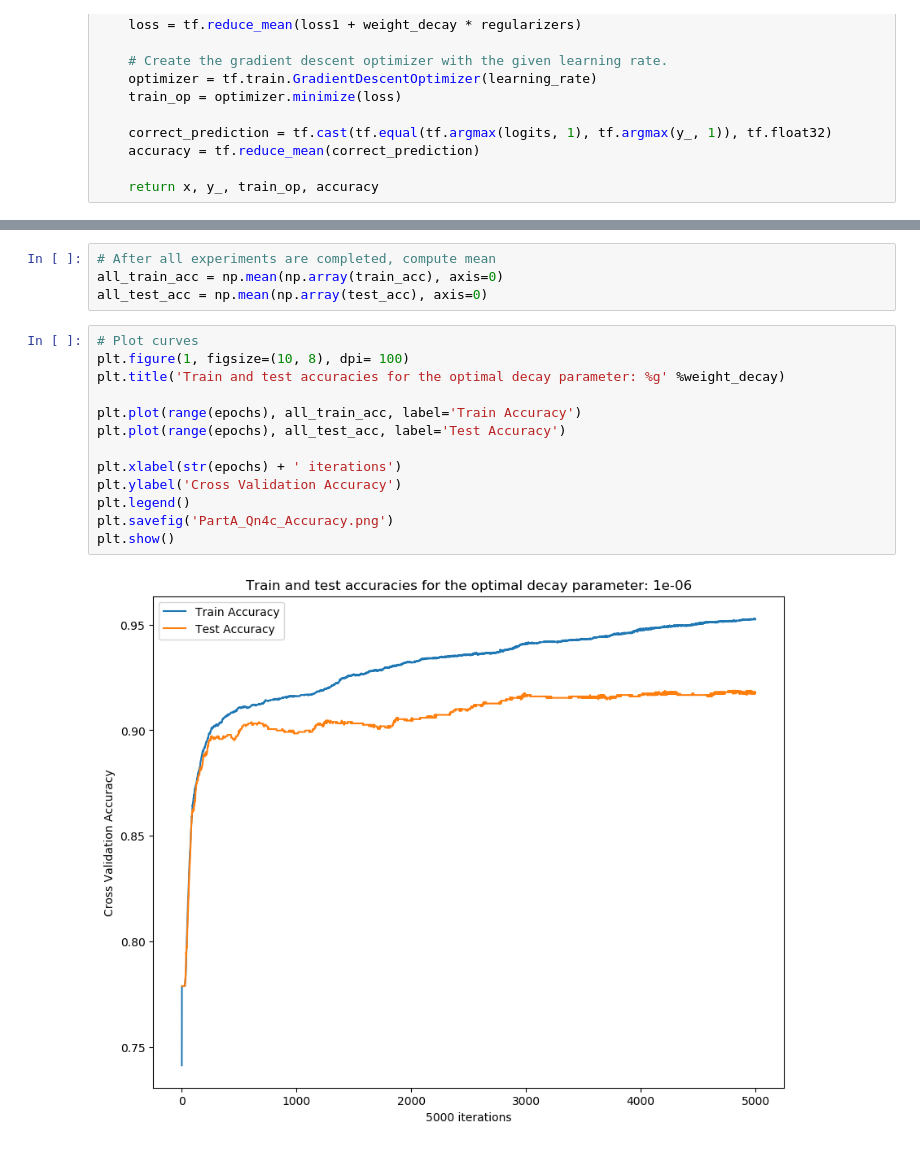
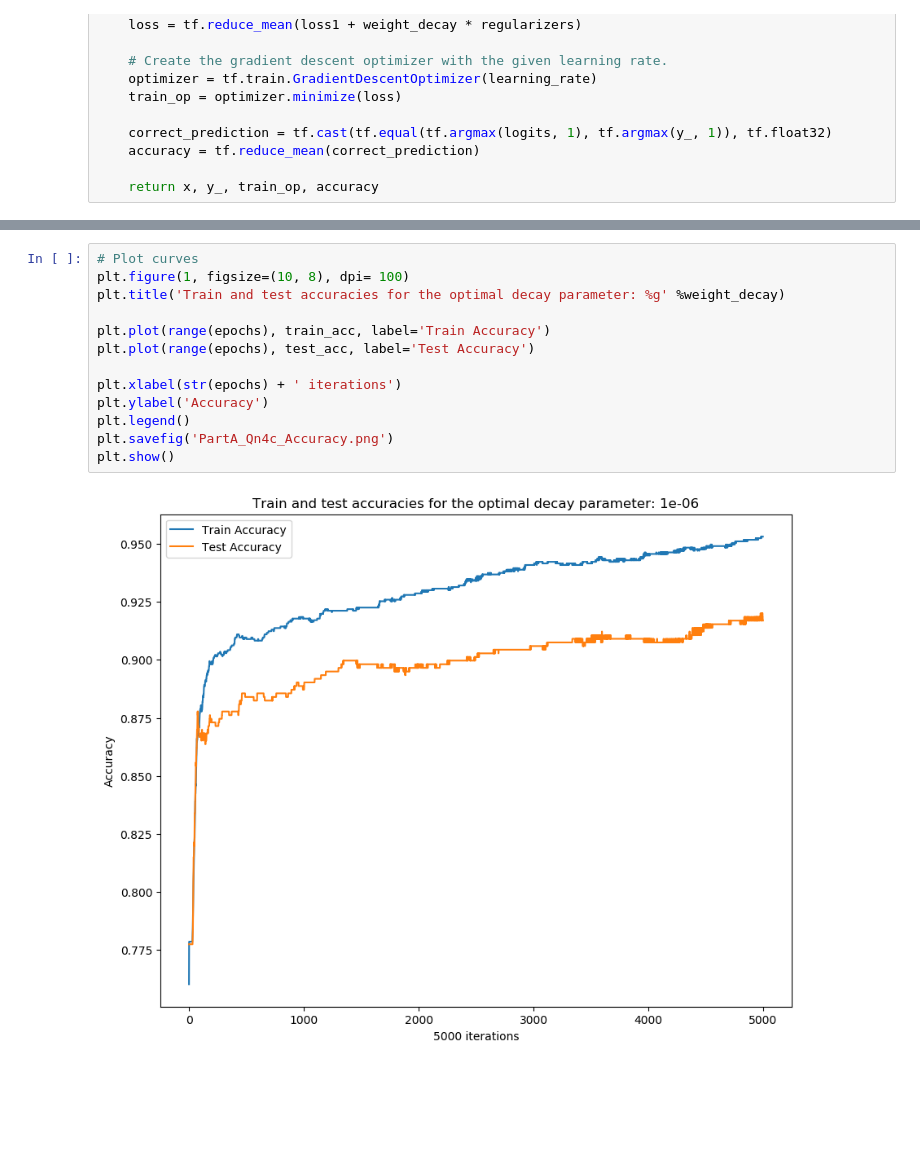
Before and after one commit to HJunyuan/cz4042-neural-network, a Jupyter notebook: project1/PartA_Qn4c.ipynb, the cells around one changed output, grey strips where cells are left out. Saved outputs shown, nothing was run; the diff lists cells and outputs as text; blank space fills up the shorter version.

```diff
--- a/project1/PartA_Qn4c.ipynb
+++ b/project1/PartA_Qn4c.ipynb
@@ -128,19 +106,15 @@ Experiment 5 of 5:
-# %%
-# After all experiments are completed, compute mean
-all_train_acc = np.mean(np.array(train_acc), axis=0)
-all_test_acc = np.mean(np.array(test_acc), axis=0)
 # %%
 # Plot curves
 plt.figure(1, figsize=(10, 8), dpi= 100)
 plt.title('Train and test accuracies for the optimal decay parameter: %g' %weight_decay)
 
-plt.plot(range(epochs), all_train_acc, label='Train Accuracy')
-plt.plot(range(epochs), all_test_acc, label='Test Accuracy')
+plt.plot(range(epochs), train_acc, label='Train Accuracy')
+plt.plot(range(epochs), test_acc, label='Test Accuracy')
 
 plt.xlabel(str(epochs) + ' iterations')
-plt.ylabel('Cross Validation Accuracy')
+plt.ylabel('Accuracy')
 plt.legend()
 plt.savefig('PartA_Qn4c_Accuracy.png')
 plt.show()
 # %% [output]
-[figure, old version]
+[figure, new version]
```
Also changed, not shown: parts of 1 cell of this notebook, 11 other files.
